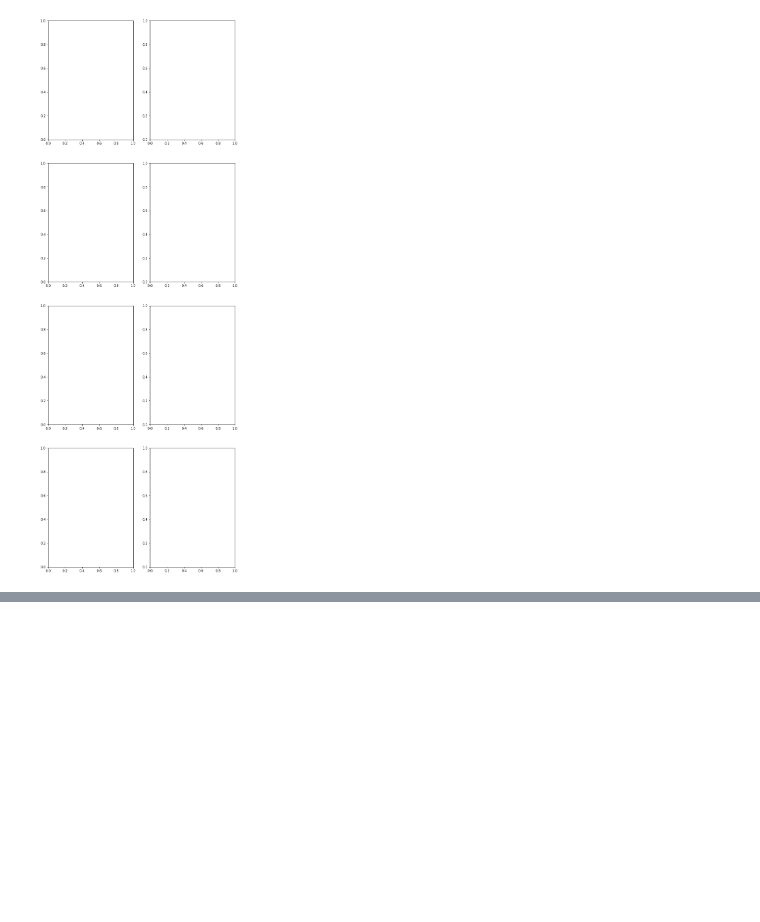
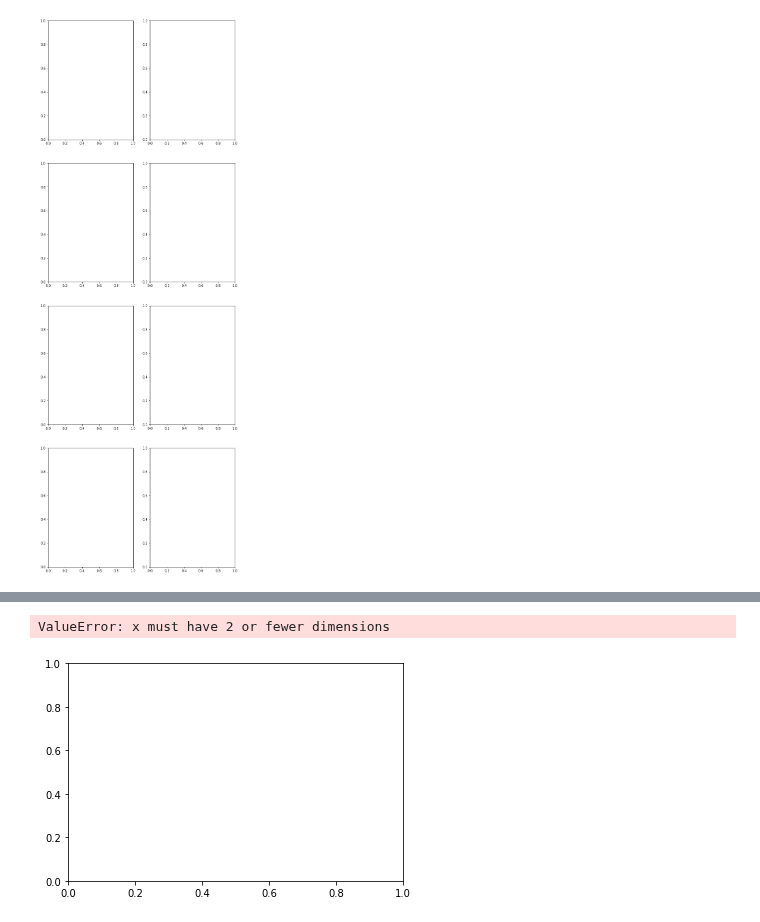
Before and after one commit to mirandabryson/tW_scattering, a Jupyter notebook: ML/WH_had_classifier.ipynb, the cells around one changed output, grey strips where cells are left out. Cells and saved outputs as stored; diff of their text form; code cells hidden in the pictures; blank space fills up the shorter version.

```diff
--- a/ML/WH_had_classifier.ipynb
+++ b/ML/WH_had_classifier.ipynb
@@ -86,0 +201,11 @@ ValueError: x must have 2 or fewer dimensions
+# %%
+loaded_model = tf.keras.models.load_model('data/training.h5')
+
+# use the model to predict whether an event is signal or background
+y_test_pred = pd.DataFrame( loaded_model.predict( X_test.values  ) , index = X_test.index)
+
+xbin = 20
+hist, bins, ax = plt.hist( [ y_test_pred[y_test==0].values, y_test_pred[y_test==1].values ], xbin, log=False, label=['Background ('+ str((y_test==0).sum()) +')' ,'Signal ('+ str((y_test==1).sum()) +')'], histtype='stepfilled', alpha=0.5)
+# %% [output]
+ValueError: x must have 2 or fewer dimensions
+[figure, added]
```
Also changed, not shown: parts of 15 cells of this notebook.
